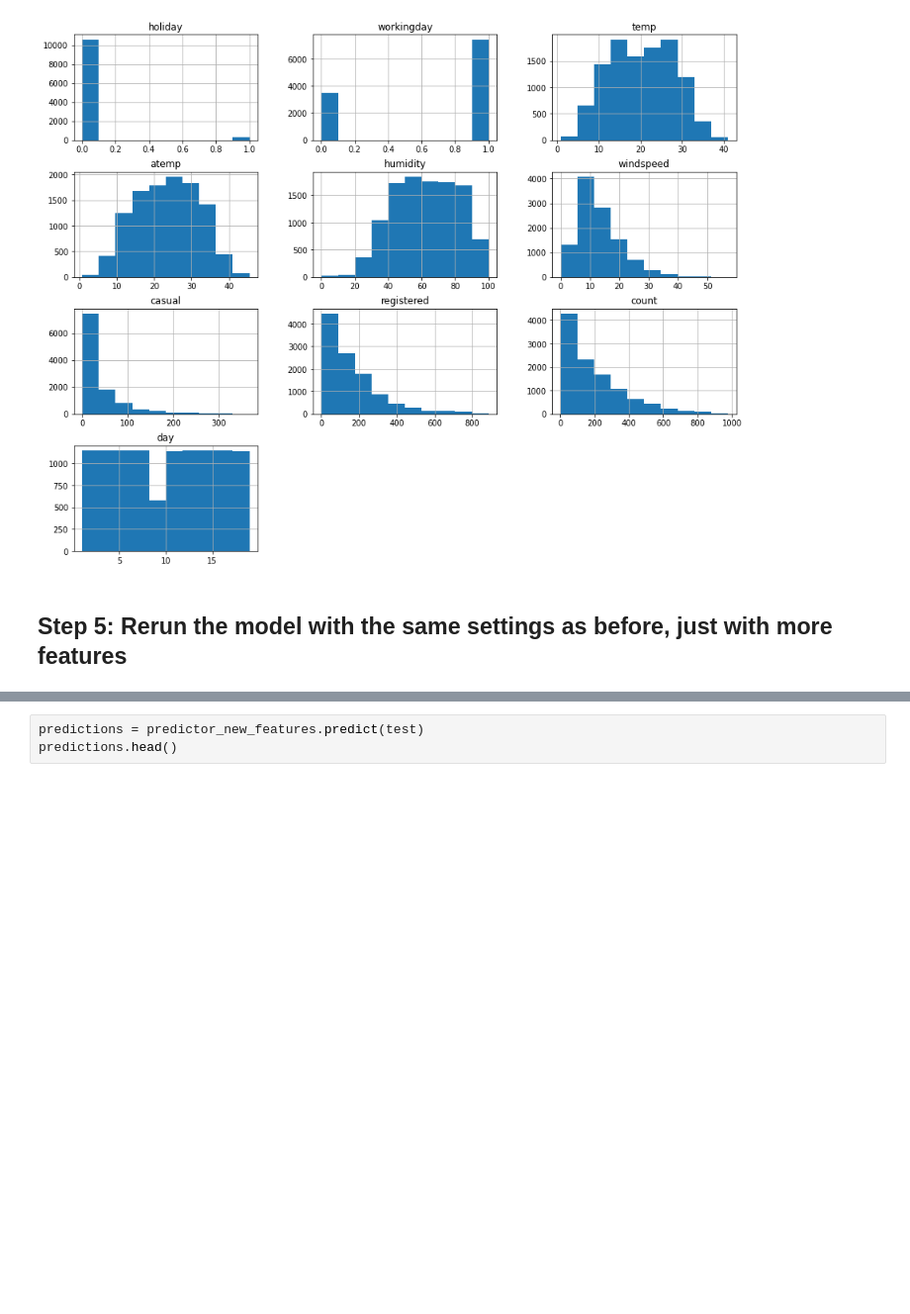
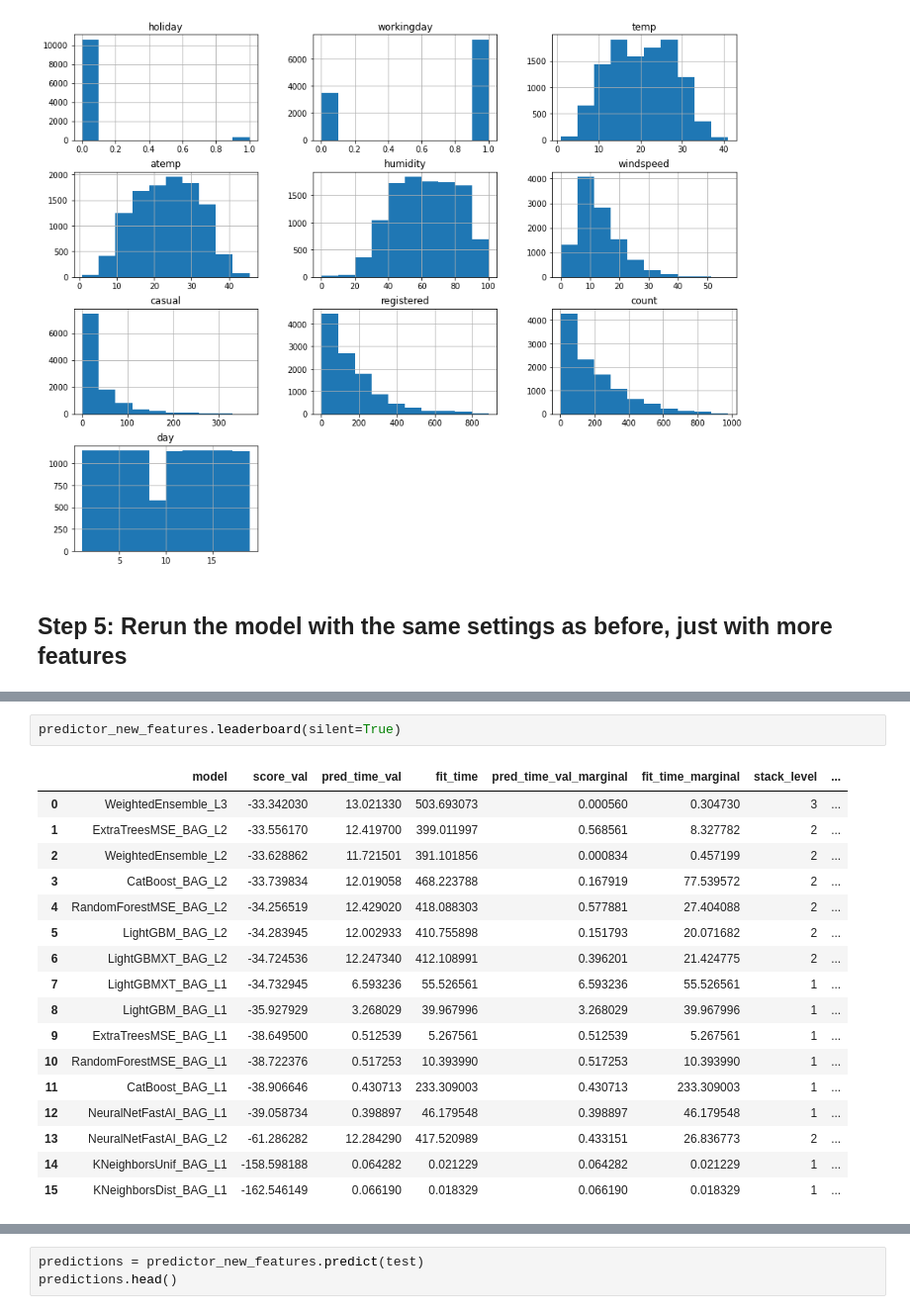
Before and after one commit to SueGK/Bike-Sharing-Demand, a Jupyter notebook: project-template.ipynb, the cells around one changed output, grey strips where cells are left out. Shown at 99% size. Cells and saved outputs as stored; diff of their text form; blank space fills up the shorter version.

```diff
--- a/project-template.ipynb
+++ b/project-template.ipynb
@@ -461,0 +323,20 @@ Plot summary of models saved to file: AutogluonModels/ag-20230113_020134/Summary
+# %%
+predictor_new_features.leaderboard(silent=True)
+# %% [output]
+|  | model | score_val | pred_time_val | fit_time | pred_time_val_marginal | fit_time_marginal | stack_level | ... |
+| 0 | WeightedEnsemble_L3 | -33.342030 | 13.021330 | 503.693073 | 0.000560 | 0.304730 | 3 | ... |
+| 1 | ExtraTreesMSE_BAG_L2 | -33.556170 | 12.419700 | 399.011997 | 0.568561 | 8.327782 | 2 | ... |
+| 2 | WeightedEnsemble_L2 | -33.628862 | 11.721501 | 391.101856 | 0.000834 | 0.457199 | 2 | ... |
+| 3 | CatBoost_BAG_L2 | -33.739834 | 12.019058 | 468.223788 | 0.167919 | 77.539572 | 2 | ... |
+| 4 | RandomForestMSE_BAG_L2 | -34.256519 | 12.429020 | 418.088303 | 0.577881 | 27.404088 | 2 | ... |
+| 5 | LightGBM_BAG_L2 | -34.283945 | 12.002933 | 410.755898 | 0.151793 | 20.071682 | 2 | ... |
+| 6 | LightGBMXT_BAG_L2 | -34.724536 | 12.247340 | 412.108991 | 0.396201 | 21.424775 | 2 | ... |
+| 7 | LightGBMXT_BAG_L1 | -34.732945 | 6.593236 | 55.526561 | 6.593236 | 55.526561 | 1 | ... |
+| 8 | LightGBM_BAG_L1 | -35.927929 | 3.268029 | 39.967996 | 3.268029 | 39.967996 | 1 | ... |
+| 9 | ExtraTreesMSE_BAG_L1 | -38.649500 | 0.512539 | 5.267561 | 0.512539 | 5.267561 | 1 | ... |
+| 10 | RandomForestMSE_BAG_L1 | -38.722376 | 0.517253 | 10.393990 | 0.517253 | 10.393990 | 1 | ... |
+| 11 | CatBoost_BAG_L1 | -38.906646 | 0.430713 | 233.309003 | 0.430713 | 233.309003 | 1 | ... |
+| 12 | NeuralNetFastAI_BAG_L1 | -39.058734 | 0.398897 | 46.179548 | 0.398897 | 46.179548 | 1 | ... |
+| 13 | NeuralNetFastAI_BAG_L2 | -61.286282 | 12.284290 | 417.520989 | 0.433151 | 26.836773 | 2 | ... |
+| 14 | KNeighborsUnif_BAG_L1 | -158.598188 | 0.064282 | 0.021229 | 0.064282 | 0.021229 | 1 | ... |
+| 15 | KNeighborsDist_BAG_L1 | -162.546149 | 0.066190 | 0.018329 | 0.066190 | 0.018329 | 1 | ... |
```
Also changed, not shown: parts of 18 cells of this notebook, 3 other files.
